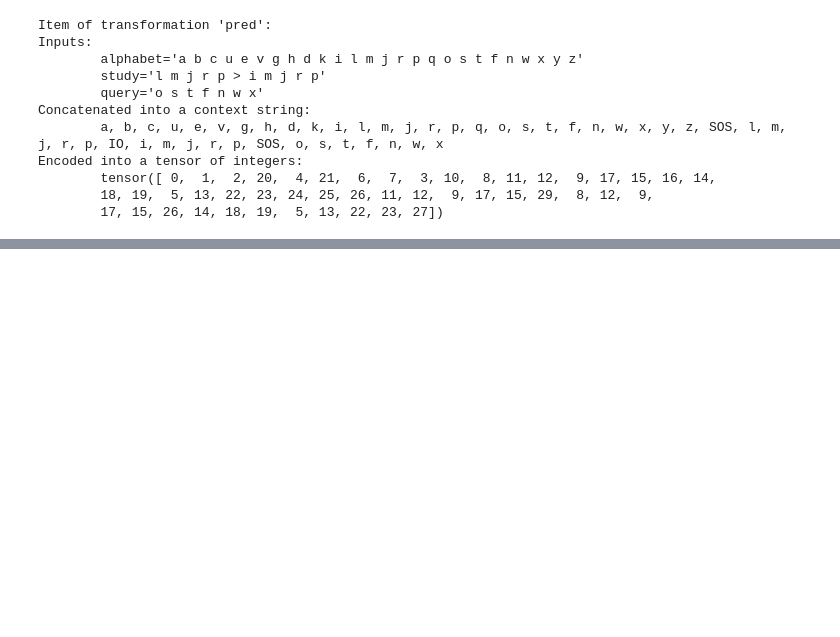
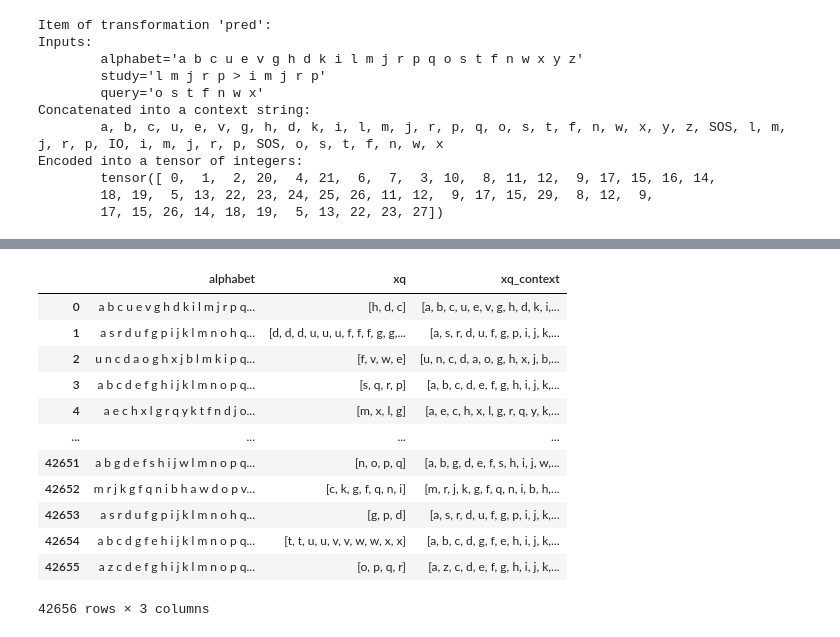
Before and after one commit to philipp-hellwig/MLC-letter-string-analogies, a Jupyter notebook: analyses/all_trans.ipynb, the cells around one changed output, grey strips where cells are left out. Drawn from its saved outputs; the diff is of its cells as text; code cells hidden in the pictures; blank space fills up the shorter version.

```diff
--- a/analyses/all_trans.ipynb
+++ b/analyses/all_trans.ipynb
@@ -529,3 +529,6 @@ Encoded into a tensor of integers:
         tensor([ 0,  1,  2, 20,  4, 21,  6,  7,  3, 10,  8, 11, 12,  9, 17, 15, 16, 14,
         18, 19,  5, 13, 22, 23, 24, 25, 26, 11, 12,  9, 17, 15, 29,  8, 12,  9,
         17, 15, 26, 14, 18, 19,  5, 13, 22, 23, 27])
+# %%
+model64 = cp_bs64.load_model()
+pred_data = analysis_utils.predict_dataset(val, model)
@@ -531,0 +549,16 @@ Encoded into a tensor of integers:
+# %%
+pred_data.loc[:, ["alphabet","xq","xq_context"]]
+# %% [output]
+|  | alphabet | xq | xq_context |
+| 0 | a b c u e v g h d k i l m j r p q... | [h, d, c] | [a, b, c, u, e, v, g, h, d, k, i,... |
+| 1 | a s r d u f g p i j k l m n o h q... | [d, d, d, u, u, u, f, f, f, g, g,... | [a, s, r, d, u, f, g, p, i, j, k,... |
+| 2 | u n c d a o g h x j b l m k i p q... | [f, v, w, e] | [u, n, c, d, a, o, g, h, x, j, b,... |
+| 3 | a b c d e f g h i j k l m n o p q... | [s, q, r, p] | [a, b, c, d, e, f, g, h, i, j, k,... |
+| 4 | a e c h x l g r q y k t f n d j o... | [m, x, l, g] | [a, e, c, h, x, l, g, r, q, y, k,... |
+| ... | ... | ... | ... |
+| 42651 | a b g d e f s h i j w l m n o p q... | [n, o, p, q] | [a, b, g, d, e, f, s, h, i, j, w,... |
+| 42652 | m r j k g f q n i b h a w d o p v... | [c, k, g, f, q, n, i] | [m, r, j, k, g, f, q, n, i, b, h,... |
+| 42653 | a s r d u f g p i j k l m n o h q... | [g, p, d] | [a, s, r, d, u, f, g, p, i, j, k,... |
+| 42654 | a b c d g f e h i j k l m n o p q... | [t, t, u, u, v, v, w, w, x, x] | [a, b, c, d, g, f, e, h, i, j, k,... |
+| 42655 | a z c d e f g h i j k l m n o p q... | [o, p, q, r] | [a, z, c, d, e, f, g, h, i, j, k,... |
+42656 rows × 3 columns
```
Also changed, not shown: parts of 1 cell of this notebook, 1 other file.
